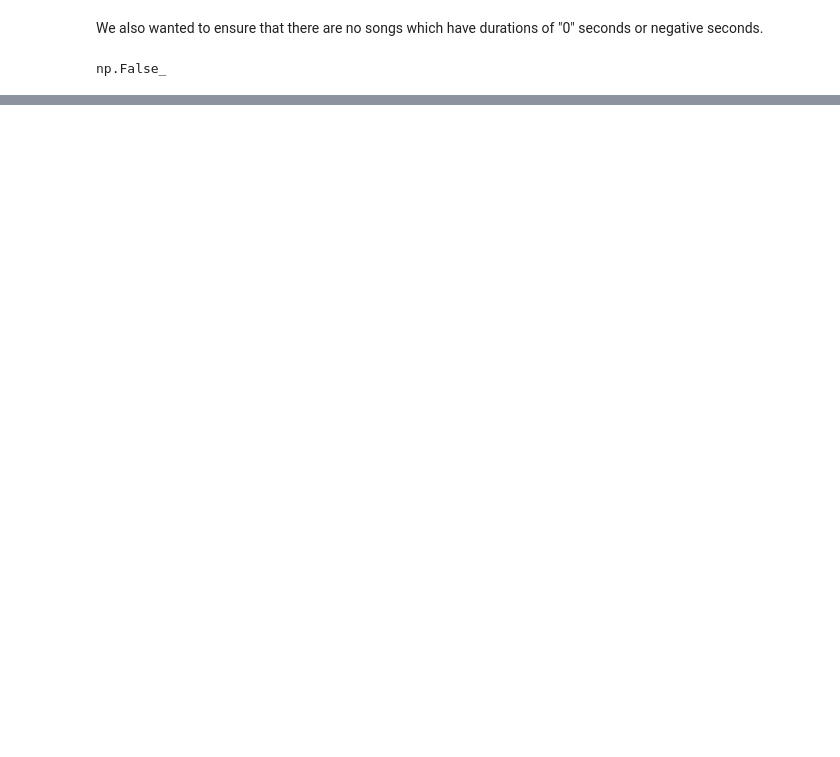
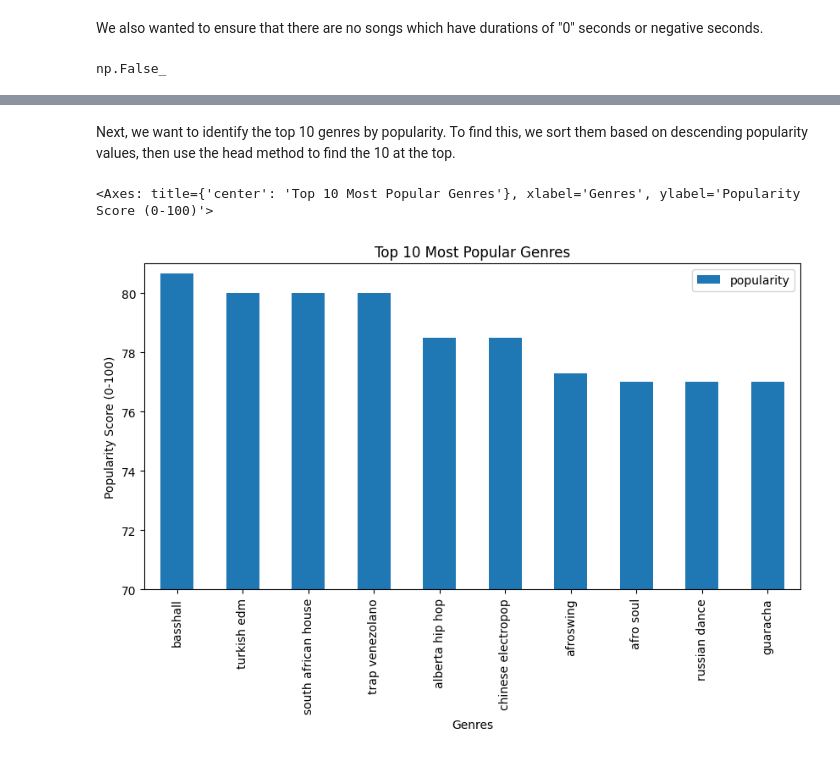
Before and after one commit to AlejandroLopez1992/DSCI235_Final_Project, a Jupyter notebook: spotifyAnalysis.ipynb, the cells around one changed output, grey strips where cells are left out. Saved outputs shown, nothing was run; the diff lists cells and outputs as text; code cells hidden in the pictures; blank space fills up the shorter version.

Commit message:
Defined top10 and top10% genres of the data by genres csv with plots

```diff
--- a/spotifyAnalysis.ipynb
+++ b/spotifyAnalysis.ipynb
@@ -21,8 +21,8 @@ For this project we selected a Spotify song and music dataset which is separated
 
 In order to ensure that we can answer the questions first we have to ensure the datasets do not have null-values, ASCII control charachters, and data that does not make sense in the context of the columns. First we will load in the data.
 # %%
-
 spotify_data = pd.read_csv('datasets/spotify_dataset/data.csv')
+data_by_genres = pd.read_csv('datasets/spotify_dataset/data_by_genres.csv')
 # %% [markdown]
 For a quick review of the dataset structure we can call info() method
 # %%
@@ -73,0 +94,16 @@ spotify_data = spotify_data.loc[spotify_data['duration_ms'] < 20000]
+# %% [markdown]
+Next, we want to identify the top 10 genres by popularity. To find this, we sort them based on descending popularity values, then use the head method to find the 10 at the top.
+# %%
+top_10 = data_by_genres.sort_values(by = 'popularity', ascending=False).head(10)
+top_10
+top_10.plot(kind = "bar",
+            x = "genres",
+            y = "popularity",
+            ylim = (70,81),
+            xlabel = "Genres",
+            ylabel = "Popularity Score (0-100)",
+           title = "Top 10 Most Popular Genres",
+           figsize = (10, 5))
+# %% [output]
+<Axes: title={'center': 'Top 10 Most Popular Genres'}, xlabel='Genres', ylabel='Popularity Score (0-100)'>
+[figure, added]
```
Also changed, not shown: parts of 7 cells of this notebook.
